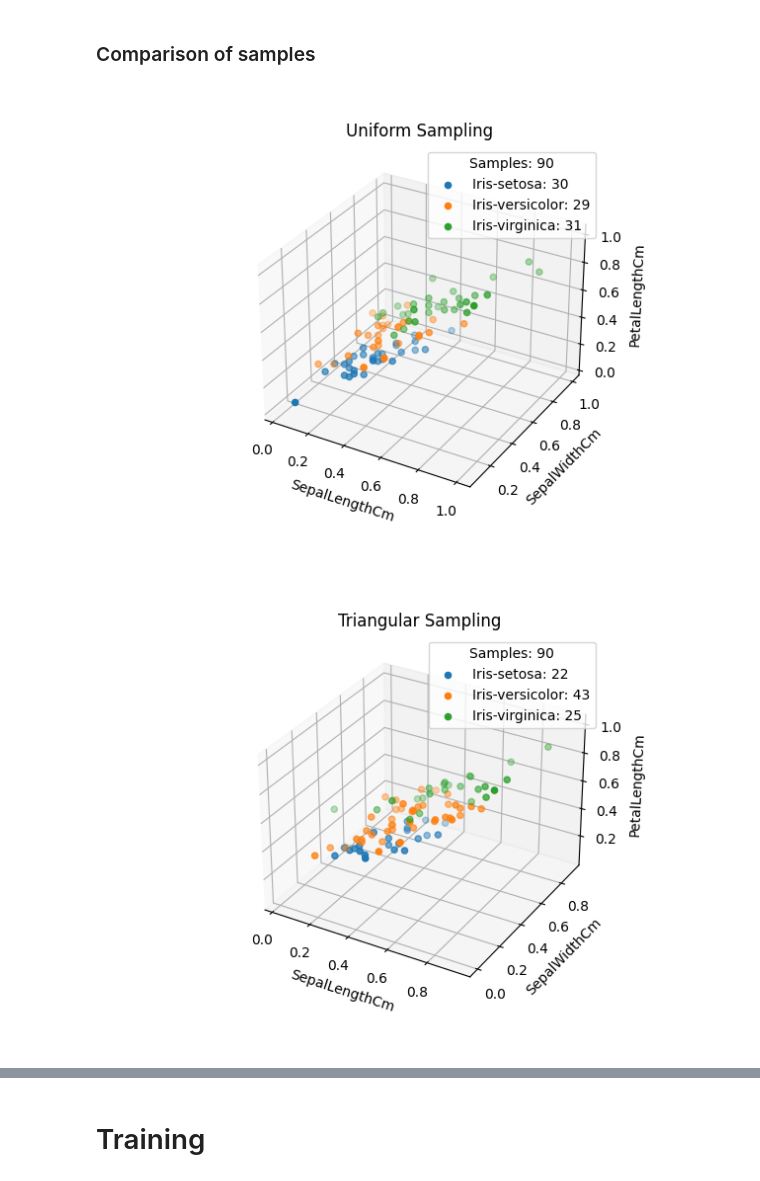
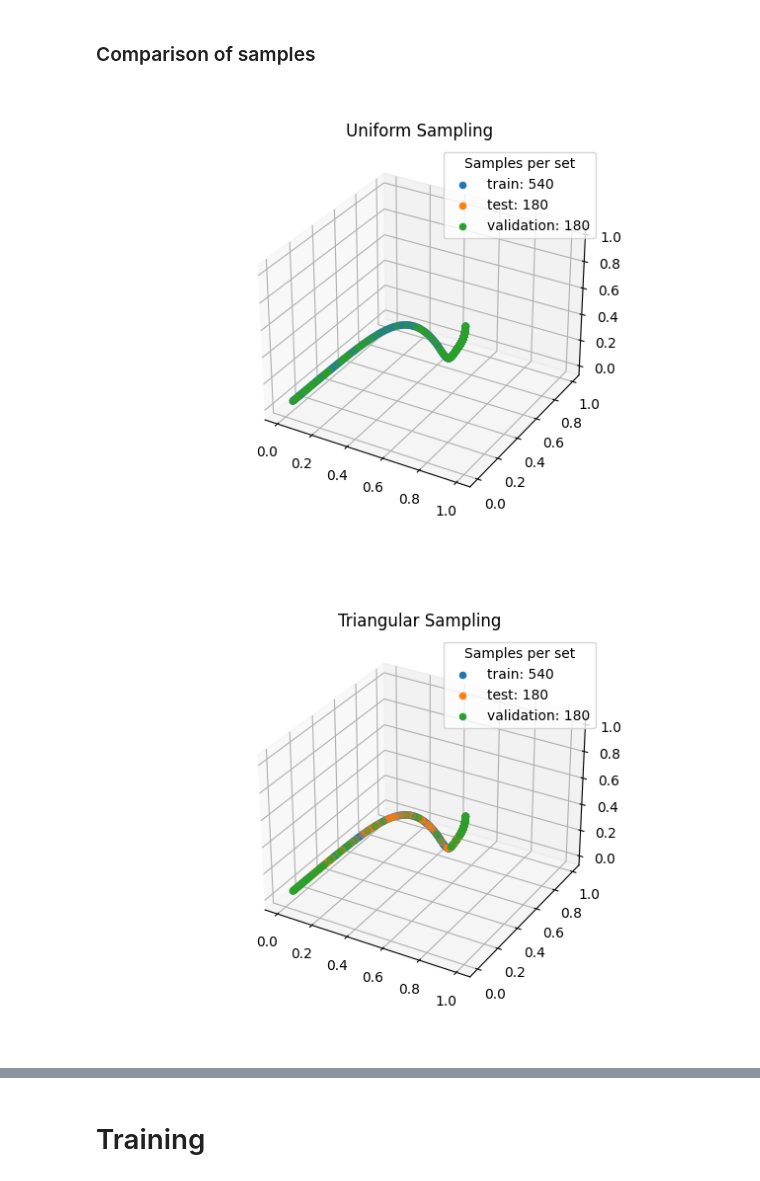
Before and after one commit to aortega0703/AI-pipeline, a Jupyter notebook: pipeline.ipynb, the cells around one changed output, grey strips where cells are left out. Cells and saved outputs as stored; diff of their text form; code cells hidden in the pictures.

```diff
--- a/pipeline.ipynb
+++ b/pipeline.ipynb
@@ -14,14 +14,14 @@ from matplotlib import colors
 # %% [markdown]
 ### Read Data
 # %%
-file = 'Iris.csv'
-data = pd.read_csv(file, index_col=0, header=0).reset_index(drop=True)
+file = 'examen.csv'
+data = pd.read_csv(file, index_col=None, header=None).reset_index(drop=True)
 N_S = len(data.index)
 indices = data.index
 # %% [markdown]
 ### Preprocess
 # %%
-X_S, Y_S = data.iloc[:, :-1], data.iloc[:, -1]
+X_S = data.iloc[:, :3]
 
 def normalize(points):
     min = points.min(axis=0)
@@ -31,10 +31,13 @@ def normalize(points):
     return (points - min) / scale, denormalize
 
 X_S, denormalize = normalize(X_S)
+X_S, Y_S = X_S.iloc[:, :2], X_S.iloc[:, 2]
 
 def label_to_int(data):
     labels = data.unique()
     label_map = dict(zip(labels, range(len(labels))))
     return data.apply(lambda x: label_map[x]), labels
 
-Y_S, labels = label_to_int(Y_S)
+#Y_S, labels = label_to_int(Y_S)
+print(X_S)
+print(Y_S)
@@ -85,22 +106,30 @@ Text(0.5, 0, 'Sample Index')
 # %%
 def set_axis_labels(ax, x, y, z):
     ax.set_xlabel(x)
     ax.set_ylabel(y)
     ax.set_zlabel(z)
 
+sets_uniform = {"train": int(0.6*N_S),
+        "test": int(0.2*N_S),
+        "validation": int(0.2*N_S)}
+
 for name in pdf_names:
+    weights = pdf(name, indices, N_S)
+    sets = {"train": int(0.6*N_S),
+            "test": int(0.2*N_S),
+            "validation": int(0.2*N_S)}
     plt.figure()
     ax = plt.axes(projection='3d', title=f"{name} Sampling")
-    sample = Y_S.sample(frac=0.6, weights=pdf(name, indices, N_S))
-    total = 0
-    for (k, v) in enumerate(labels):
-        matches = (sample == k).reindex(indices, fill_value=False)
-        total += np.sum(matches)
-        points = X_S[matches]
-        ax.scatter(*zip(*points.iloc[:, 0:3].values.tolist()),
-                   label=f"{v}: {len(points)}")
-    plt.legend(title=f"Samples: {total}")
-    set_axis_labels(ax, *points.columns[0:3])
+    for k, v in sets.items():
+        Y_sample = Y_S[weights.index].sample(n=v, weights=weights)
+        X_sample = X_S.iloc[Y_sample.index, :2]
+        if name == "Uniform":
+            sets_uniform[k] = (X_sample, Y_sample)
+        weights = weights.drop(Y_sample.index)
+        ax.scatter(X_sample.iloc[:, 0].values,
+                   X_sample.iloc[:, 1].values,
+                   Y_sample.values, label = f"{k}: {len(Y_sample.index)}")
+    plt.legend(title="Samples per set")
 # %% [output]
-[figure, old version]
+[figure, new version]
-[figure, old version]
+[figure, new version]
```
Also changed, not shown: parts of 6 cells of this notebook, 1 other file.
